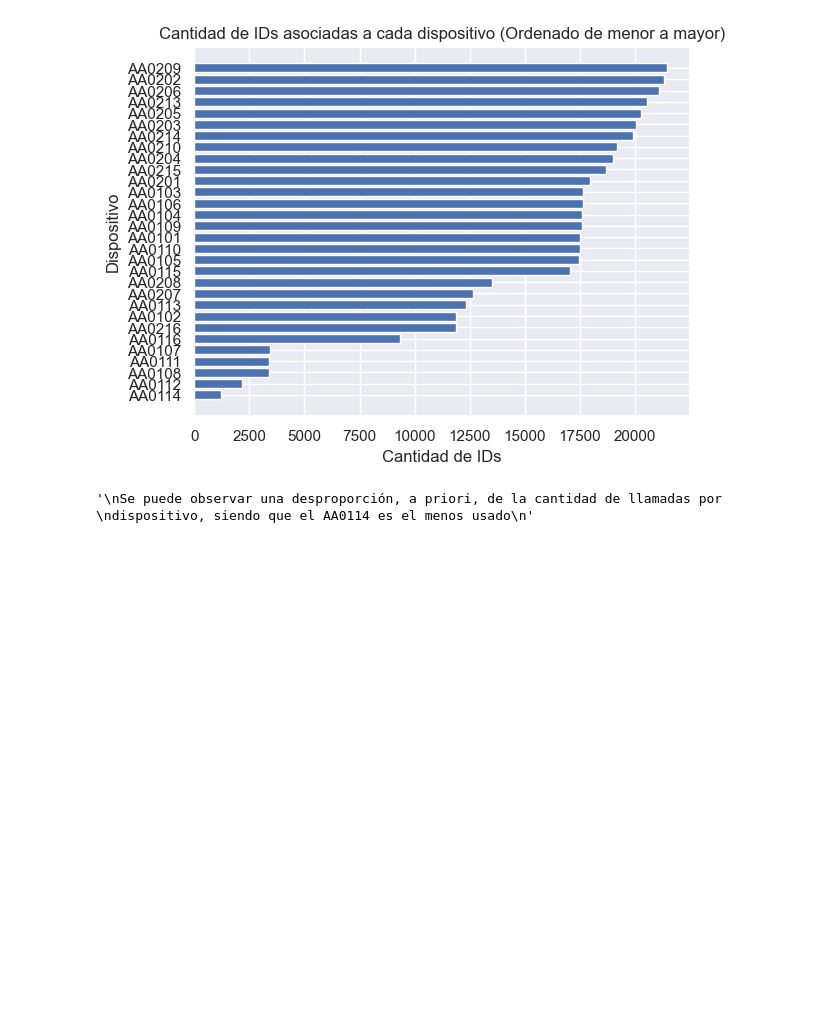
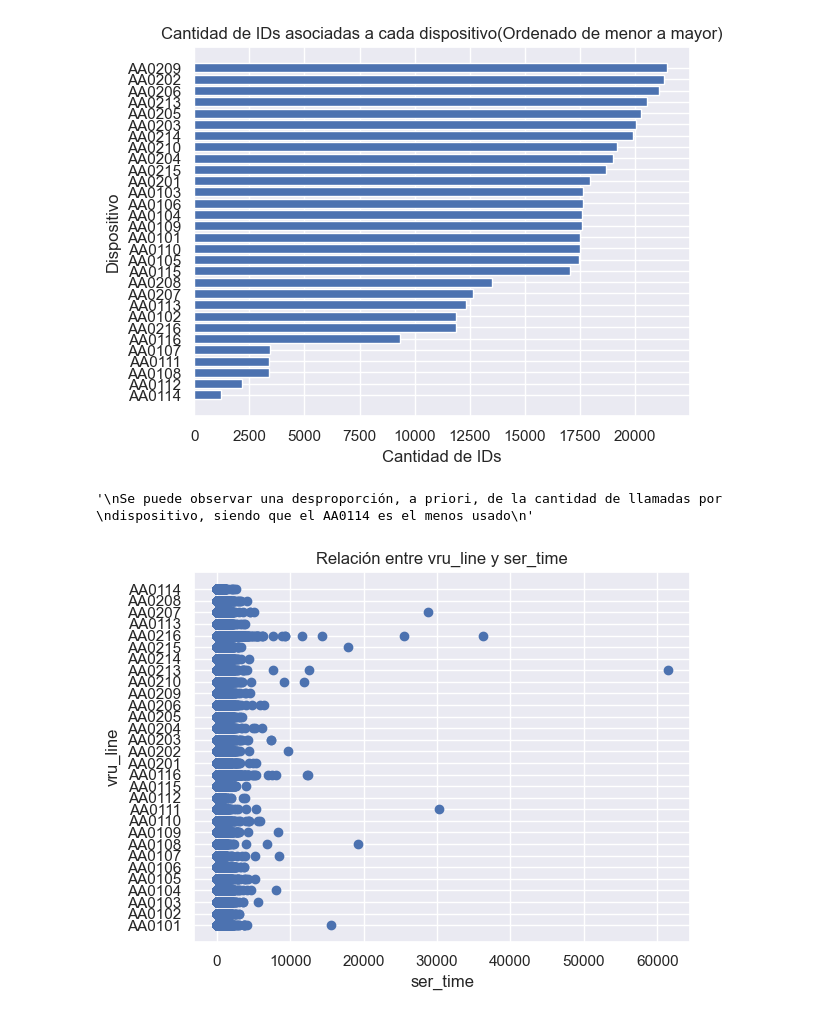
Before and after one commit to pablorobba/Proyecto_call_center, a Jupyter notebook: LimpiezaDatos.ipynb, the cells around one changed output. Drawn from its saved outputs; the diff is of its cells as text; code cells hidden in the pictures; blank space fills up the shorter version.

```diff
--- a/LimpiezaDatos.ipynb
+++ b/LimpiezaDatos.ipynb
@@ -79,3 +63,11 @@ dispositivo, siendo que el AA0114 es el menos usado
 # %% [output]
 [figure]
 '\nSe puede observar una desproporción, a priori, de la cantidad de llamadas por \ndispositivo, siendo que el AA0114 es el menos usado\n'
+# %%
+plt.scatter(df["ser_time"],df["vru_line"])
+plt.xlabel("ser_time")
+plt.ylabel("vru_line")
+plt.title("Relación entre vru_line y ser_time")
+plt.show()
+# %% [output]
+[figure, added]
```
Also changed, not shown: parts of 21 cells of this notebook.
